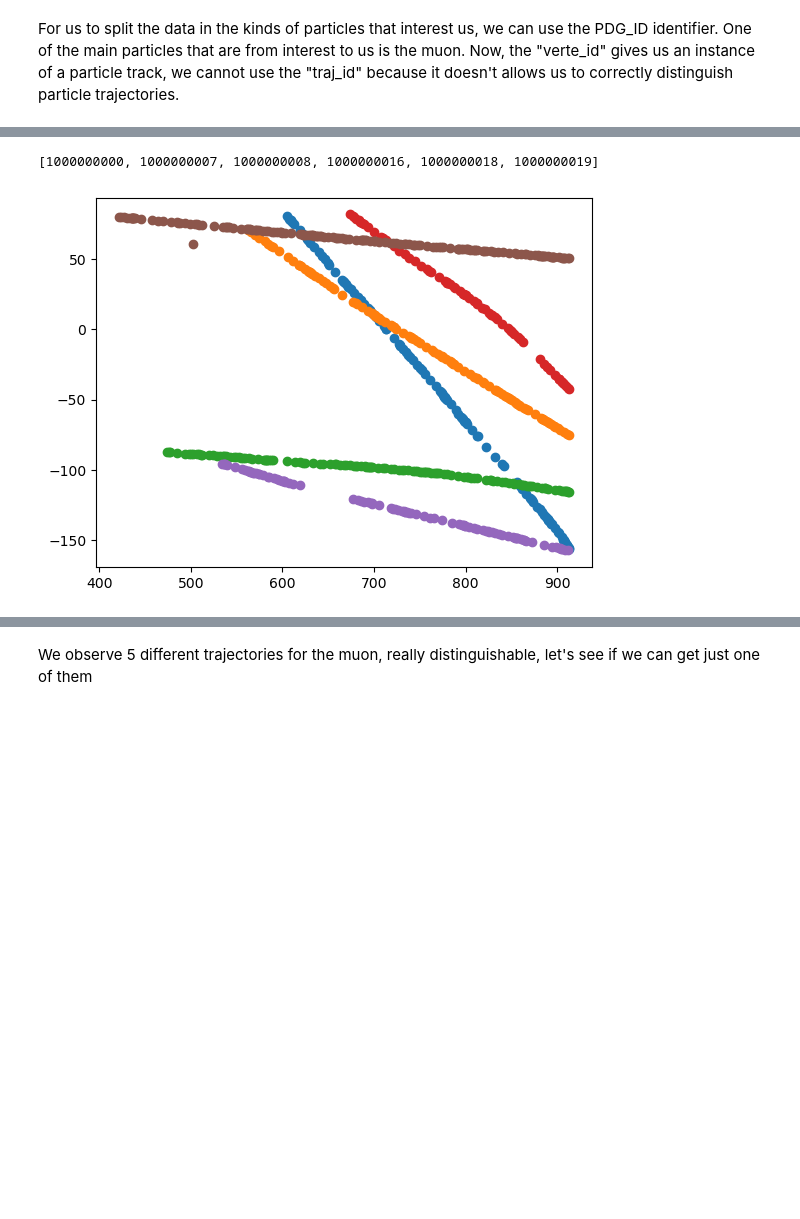
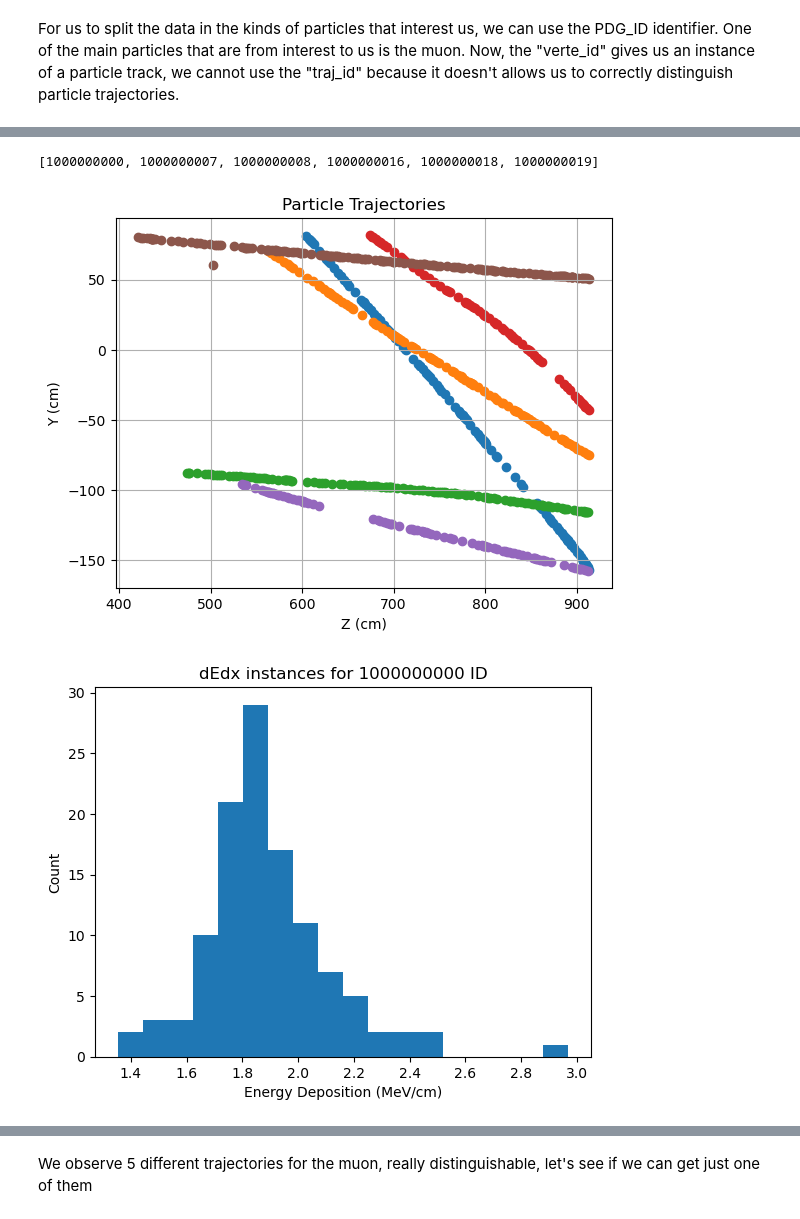
Before and after one commit to EnriqueCecena/neutrino-electron, a Jupyter notebook: SimDisplaySegments.ipynb, the cells around one changed output, grey strips where cells are left out. Drawn from its saved outputs; the diff is of its cells as text; code cells hidden in the pictures; blank space fills up the shorter version.

Commit message:
Muon Histograms

```diff
--- a/SimDisplaySegments.ipynb
+++ b/SimDisplaySegments.ipynb
@@ -171,33 +171,50 @@ array([(100000, 1000000000,   190, 607.3785 ,   1,     1, 0., 602.339  ,  3.3101
 #Let's plot all the different trajectories that have more than 50 instance of hits.
 i=0
 inds=[]
 funique=[]
 for amount in counts:
     if amount> 50:
         #This should give us the list of the indexes that have more than 50 data points.
         inds.append(i)
         funique.append(unique_muon[i])
     i+=1
 
 #Positions of the muon
 # muonsegm['vertex_id'] in funique
 print(funique)
 dtype=muonsegm.dtype
 #for points in muonsegm:
  #   if points['vertex_id'] in funique:
 
 fig, axes = plt.subplots()
+
+axes.set_title("Particle Trajectories")
+axes.set_ylabel("Y (cm)")
+axes.set_xlabel("Z (cm)")
+axes.grid()
 #Let's try something else
+j=0
 for vertex in funique:
     onemuon=muonsegm[muonsegm['vertex_id']==vertex]
 #This creates the array for just those values that we are interest in. In this for loop we can plot the different trajectories
 # and also see if we can do a dEdx histogram for each particle.
-
     xm=onemuon['x']
     ym=onemuon['y']
     zm=onemuon['z']
-
     axes.scatter(zm,ym)
+    j+=1
+plt.show()
+for vertex in funique:
+    onemuon=muonsegm[muonsegm['vertex_id']==vertex]
+#Let's try now to do something similar but with the dEdx
+    dEdx=onemuon['dEdx']
+    fig2= plt.figure()
+    plt.title("dEdx instances for "+str(vertex)+" ID")
+    plt.xlabel("Energy Deposition (MeV/cm)")
+    plt.ylabel("Count")
+    plt.hist(dEdx,bins='auto')
+    plt.show()
 # %% [output]
 [1000000000, 1000000007, 1000000008, 1000000016, 1000000018, 1000000019]
-[figure, old version]
+[figure, new version]
+[figure, added]
```
Also changed, not shown: parts of 1 cell of this notebook.
